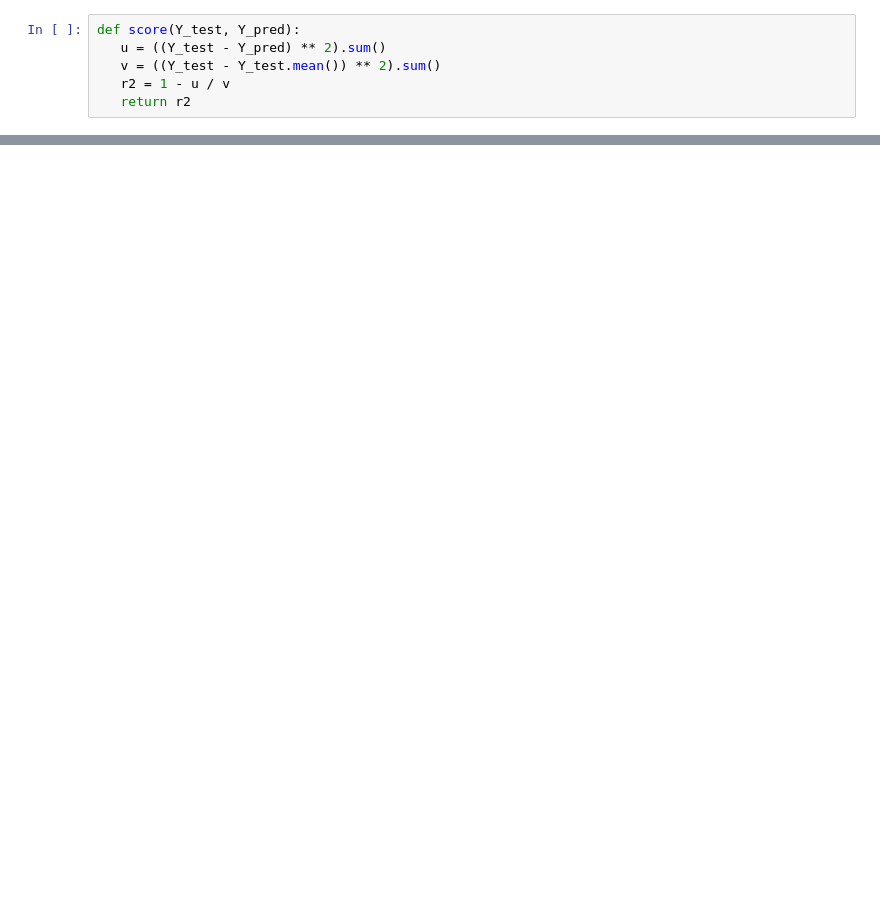
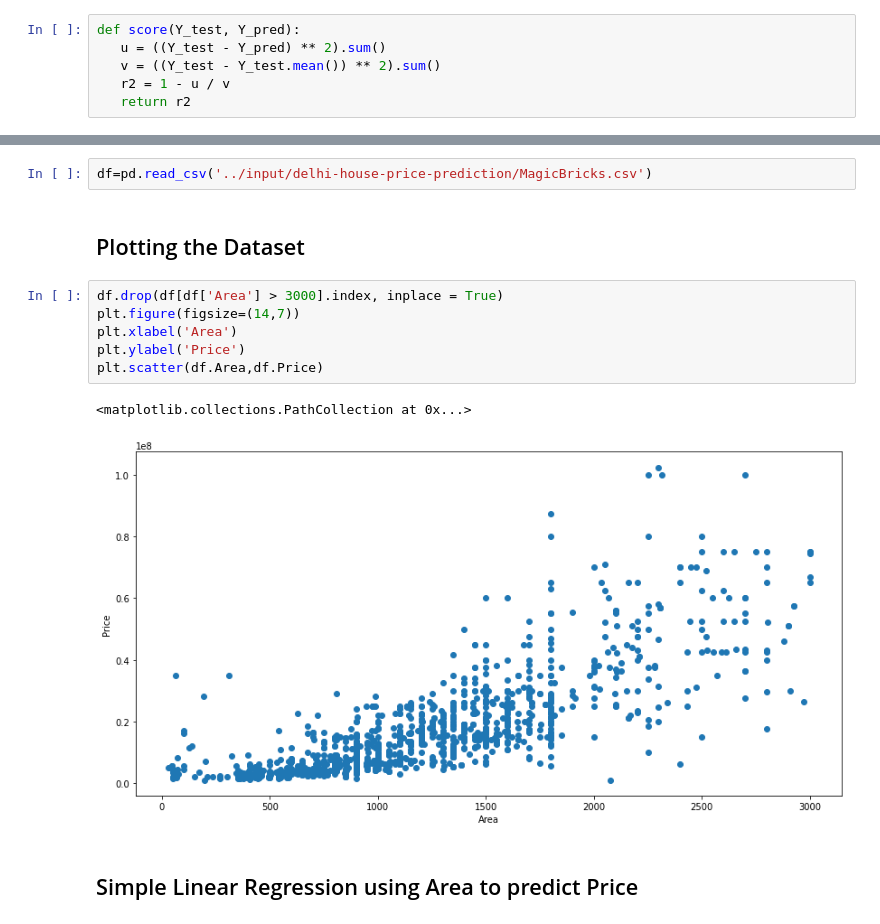
Before and after one commit to tanav2202/Kaggle-Notebooks, a Jupyter notebook: linear-regression-from-scratch.ipynb, the cells around one changed output, grey strips where cells are left out. Cells and saved outputs as stored; diff of their text form; blank space fills up the shorter version.

```diff
--- a/linear-regression-from-scratch.ipynb
+++ b/linear-regression-from-scratch.ipynb
@@ -71,0 +196,17 @@ print(lm.score(X_train,Y_train))
+# %%
+df=pd.read_csv('../input/delhi-house-price-prediction/MagicBricks.csv')
+# %% [markdown]
+<a id="10.1"></a>
+## Plotting the Dataset
+# %%
+df.drop(df[df['Area'] > 3000].index, inplace = True)
+plt.figure(figsize=(14,7))
+plt.xlabel('Area')
+plt.ylabel('Price')
+plt.scatter(df.Area,df.Price)
+# %% [output]
+<matplotlib.collections.PathCollection at 0x...>
+[figure, added]
+# %% [markdown]
+<a id="10.2"></a>
+## Simple Linear Regression using Area to predict Price
```
Also changed, not shown: parts of 36 cells of this notebook.
